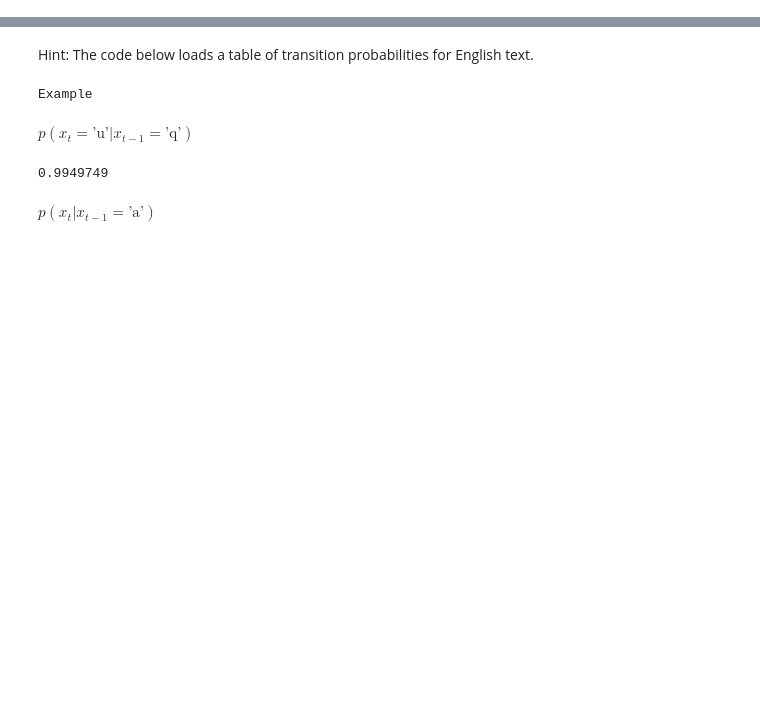
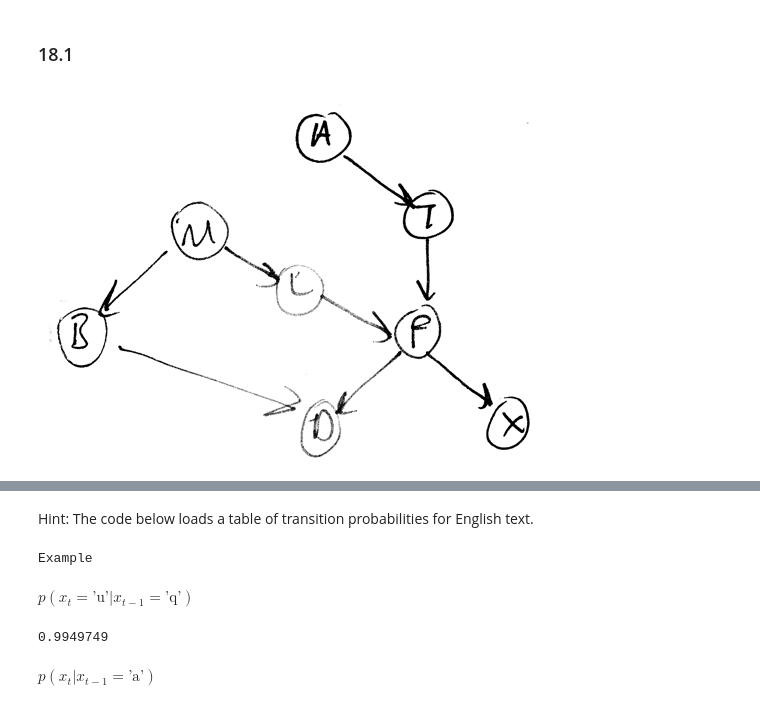
Before and after one commit to CMPE547-Spring-2017-Bogazici/hw3, a Jupyter notebook: Markov Chain of Letters.ipynb, the cells around one changed output, grey strips where cells are left out. Saved outputs shown, nothing was run; the diff lists cells and outputs as text; code cells hidden in the pictures; blank space fills up the shorter version.

```diff
--- a/Markov Chain of Letters.ipynb
+++ b/Markov Chain of Letters.ipynb
@@ -7,0 +42,6 @@ I hereby declare that I observed the honour code of the university when preparin
+# %% [markdown]
+### 18.1
+# %%
+Image("181.png")
+# %% [output]
+[figure, added]
```
Also changed, not shown: parts of 15 cells of this notebook, 4 other files.
